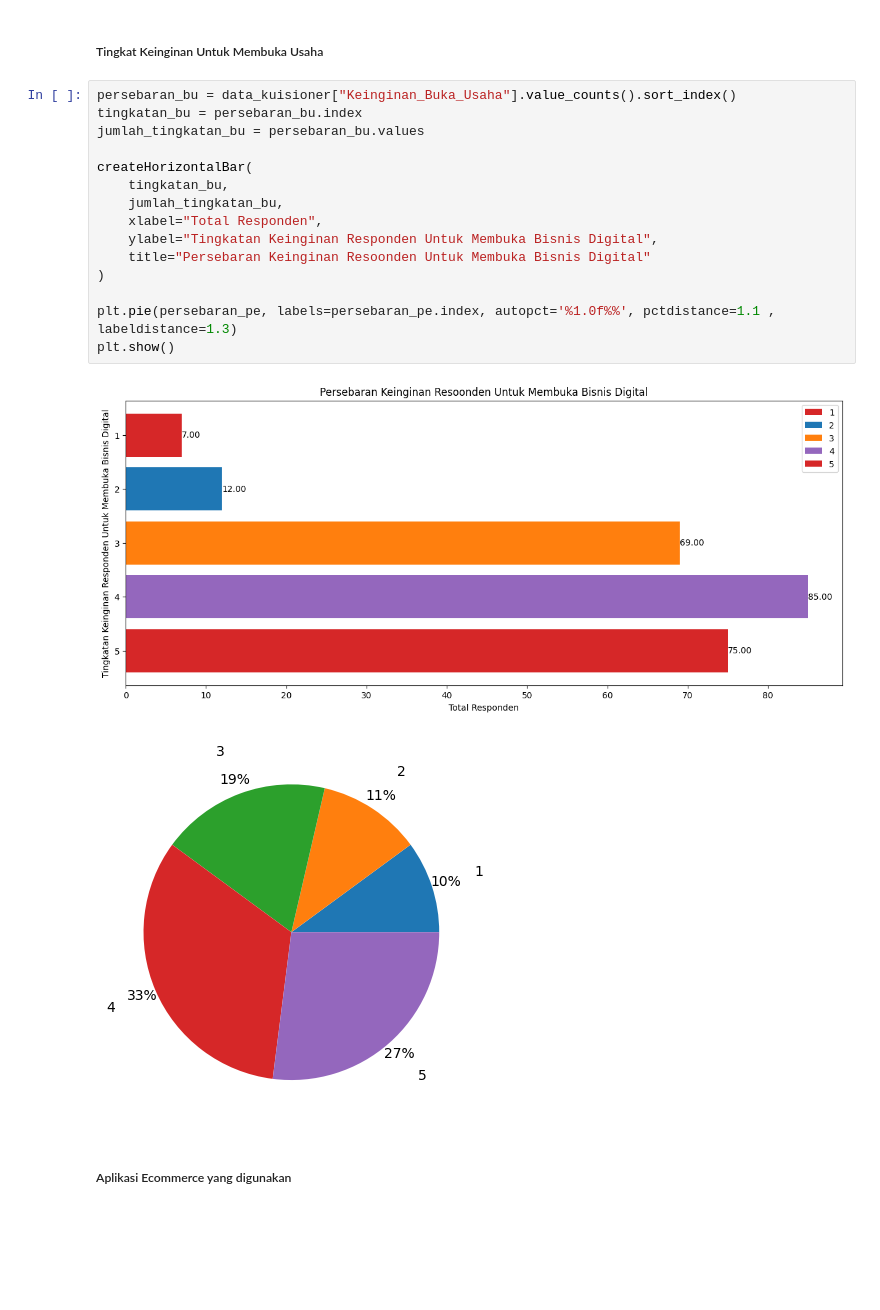
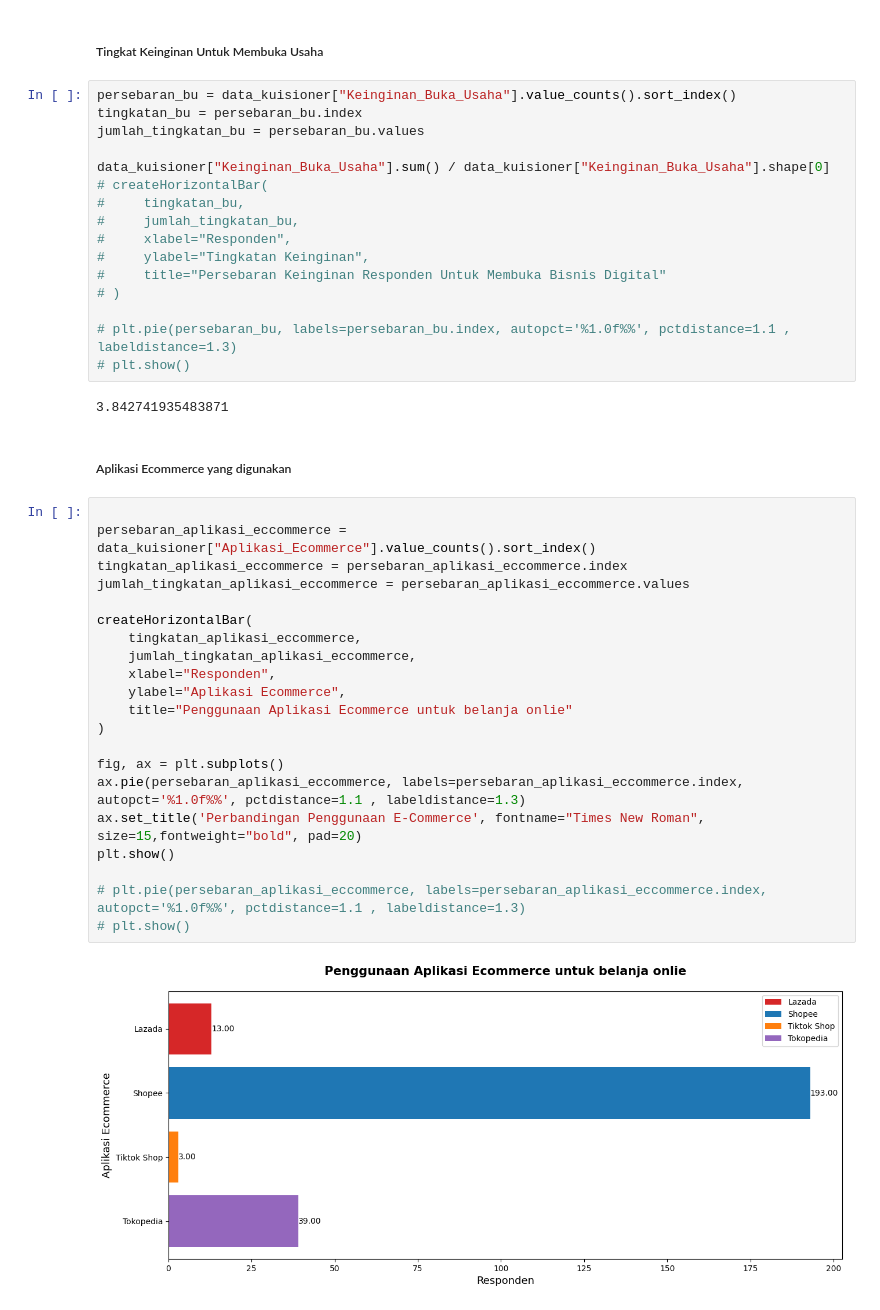
Before and after one commit to NAoHR/BoAM_DS, a Jupyter notebook: Main_Kuisioner.ipynb, the cells around one changed output. Drawn from its saved outputs; the diff is of its cells as text; blank space fills up the shorter version.

```diff
--- a/Main_Kuisioner.ipynb
+++ b/Main_Kuisioner.ipynb
@@ -187,18 +204,41 @@ persebaran_bu = data_kuisioner["Keinginan_Buka_Usaha"].value_counts().sort_index
 tingkatan_bu = persebaran_bu.index
 jumlah_tingkatan_bu = persebaran_bu.values
 
-createHorizontalBar(
-    tingkatan_bu,
-    jumlah_tingkatan_bu,
-    xlabel="Total Responden",
-    ylabel="Tingkatan Keinginan Responden Untuk Membuka Bisnis Digital",
-    title="Persebaran Keinginan Resoonden Untuk Membuka Bisnis Digital"
-)
+data_kuisioner["Keinginan_Buka_Usaha"].sum() / data_kuisioner["Keinginan_Buka_Usaha"].shape[0]
+# createHorizontalBar(
+#     tingkatan_bu,
+#     jumlah_tingkatan_bu,
+#     xlabel="Responden",
+#     ylabel="Tingkatan Keinginan",
+#     title="Persebaran Keinginan Responden Untuk Membuka Bisnis Digital"
+# )
 
-plt.pie(persebaran_pe, labels=persebaran_pe.index, autopct='%1.0f%%', pctdistance=1.1 , labeldistance=1.3)
-plt.show()
+# plt.pie(persebaran_bu, labels=persebaran_bu.index, autopct='%1.0f%%', pctdistance=1.1 , labeldistance=1.3)
+# plt.show()
 # %% [output]
-[figure, removed]
-[figure, removed]
+3.842741935483871
 # %% [markdown]
 ##### Aplikasi Ecommerce yang digunakan
+# %%
+
+persebaran_aplikasi_eccommerce = data_kuisioner["Aplikasi_Ecommerce"].value_counts().sort_index()
+tingkatan_aplikasi_eccommerce = persebaran_aplikasi_eccommerce.index
+jumlah_tingkatan_aplikasi_eccommerce = persebaran_aplikasi_eccommerce.values
+
+createHorizontalBar(
+    tingkatan_aplikasi_eccommerce,
+    jumlah_tingkatan_aplikasi_eccommerce,
+    xlabel="Responden",
+    ylabel="Aplikasi Ecommerce",
+    title="Penggunaan Aplikasi Ecommerce untuk belanja onlie"
+)
+
+fig, ax = plt.subplots()
+ax.pie(persebaran_aplikasi_eccommerce, labels=persebaran_aplikasi_eccommerce.index, autopct='%1.0f%%', pctdistance=1.1 , labeldistance=1.3)
+ax.set_title('Perbandingan Penggunaan E-Commerce', fontname="Times New Roman", size=15,fontweight="bold", pad=20)
+plt.show()
+
+# plt.pie(persebaran_aplikasi_eccommerce, labels=persebaran_aplikasi_eccommerce.index, autopct='%1.0f%%', pctdistance=1.1 , labeldistance=1.3)
+# plt.show()
+# %% [output]
+[figure, added]
```
Also changed, not shown: parts of 36 cells of this notebook.
